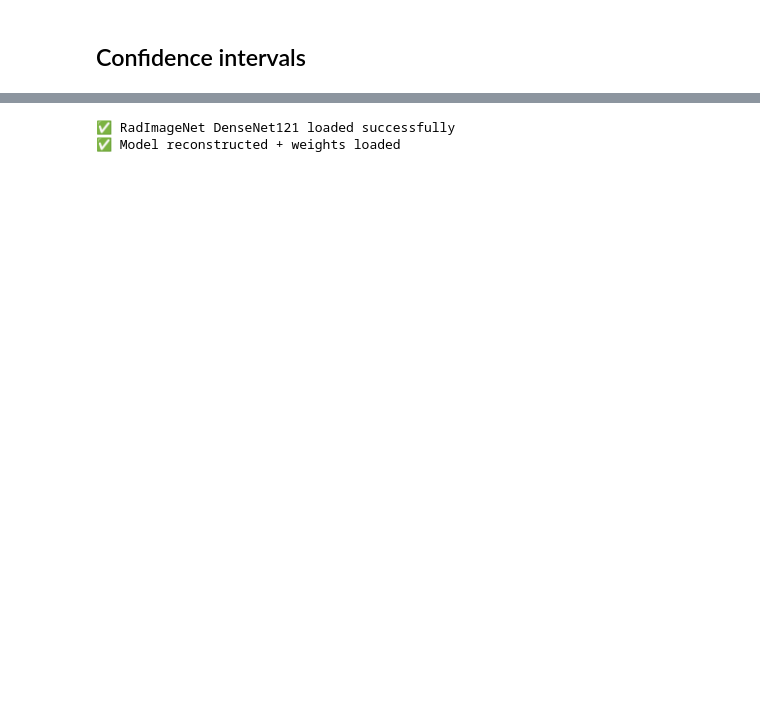
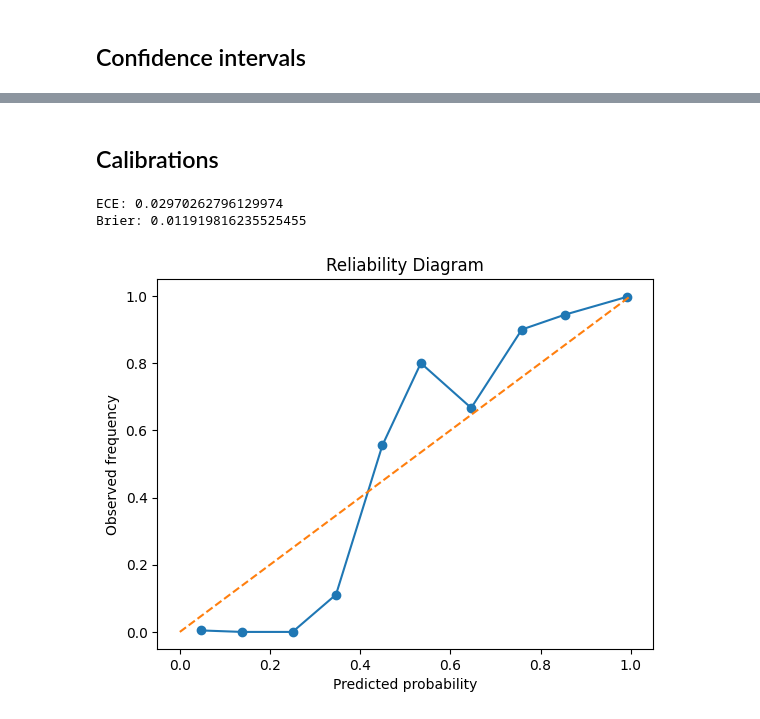
Before and after one commit to Jeremy-Duval-PhD/Brain_Tumor_MRI_Dataset, a Jupyter notebook: notebooks/Modeling.ipynb, the cells around one changed output, grey strips where cells are left out. Cells and saved outputs as stored; diff of their text form; code cells hidden in the pictures; blank space fills up the shorter version.

Commit message:
Heads calibration eval

```diff
--- a/notebooks/Modeling.ipynb
+++ b/notebooks/Modeling.ipynb
@@ -1620,15 +1584,2 @@ Recall: 0.9897
-# %%
-model = get_model_built(
-    IMG_SIZE,
-    ARTEFACTS_DIR,
-    FREEZE_BACKBONE=False
-)
-
-model.load_weights(
-    BEST_HEAD_DIR + "/brain_tumor_heads.weights.h5"
-)
-
-print("✅ Model reconstructed + weights loaded")
-# %% [output]
-✅ RadImageNet DenseNet121 loaded successfully
-✅ Model reconstructed + weights loaded
+# %% [markdown]
+## Calibrations
@@ -1634,0 +1631,42 @@ print("✅ Model reconstructed + weights loaded")
+# %%
+y_true_presence = []
+y_prob_presence = []
+#y_pred_presence = []
+
+for x_batch, y_batch in val_ds:
+
+    preds = model.predict(x_batch, verbose=0)
+
+    # ground truth
+    y_true_presence.extend(
+        y_batch["tumor_presence"].numpy().astype(int).flatten()
+    )
+
+    # proba (sigmoid)
+    probs = preds["tumor_presence"].flatten()
+    y_prob_presence.extend(probs)
+
+    # prediction
+    #y_pred_presence.extend((probs > 0.5).astype(int))
+
+
+y_true_presence = np.array(y_true_presence)
+y_prob_presence = np.array(y_prob_presence)
+#y_pred_presence = np.array(y_pred_presence)
+# %%
+presence_results = compute_calibration_metrics(
+    y_true_presence,
+    y_prob_presence
+)
+
+print("ECE:", presence_results["ece"])
+print("Brier:", presence_results["brier"])
+
+plot_reliability_diagram(
+    presence_results["prob_true"],
+    presence_results["prob_pred"]
+)
+# %% [output]
+ECE: 0.02970262796129974
+Brier: 0.011919816235525455
+[figure, added]
```
Also changed, not shown: parts of 19 cells of this notebook, 1 other file.
